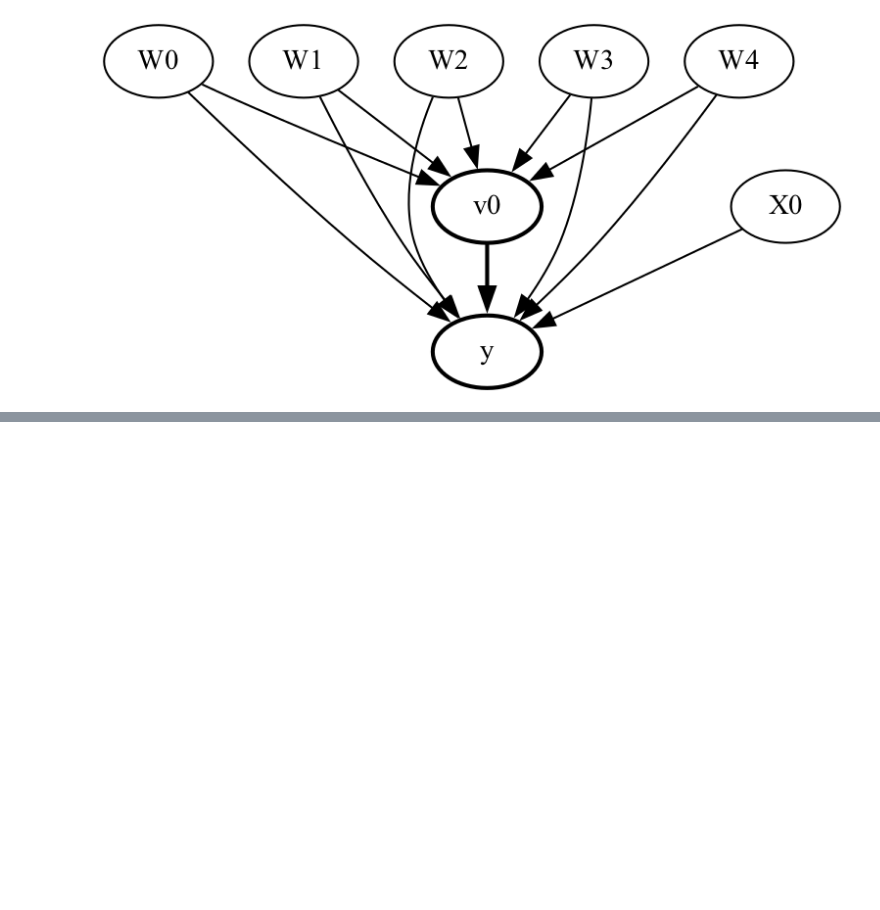
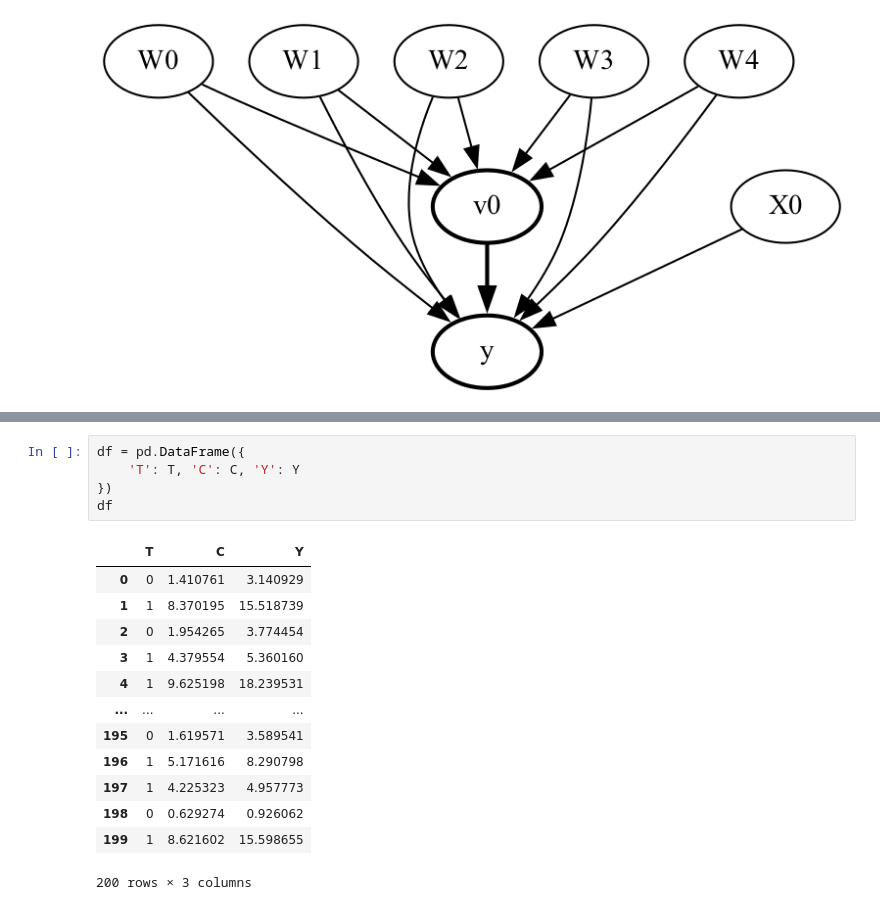
Before and after one commit to lhb0803/causal-inference, a Jupyter notebook: dowhy/dowhy_tutorial.ipynb, the cells around one changed output, grey strips where cells are left out. Cells and saved outputs as stored; diff of their text form; blank space fills up the shorter version.

Commit message:
create sample data

```diff
--- a/dowhy/dowhy_tutorial.ipynb
+++ b/dowhy/dowhy_tutorial.ipynb
@@ -149,0 +221,19 @@ display(Image(filename="causal_model.png"))
+# %%
+df = pd.DataFrame({
+    'T': T, 'C': C, 'Y': Y
+})
+df
+# %% [output]
+|  | T | C | Y |
+| 0 | 0 | 1.410761 | 3.140929 |
+| 1 | 1 | 8.370195 | 15.518739 |
+| 2 | 0 | 1.954265 | 3.774454 |
+| 3 | 1 | 4.379554 | 5.360160 |
+| 4 | 1 | 9.625198 | 18.239531 |
+| ... | ... | ... | ... |
+| 195 | 0 | 1.619571 | 3.589541 |
+| 196 | 1 | 5.171616 | 8.290798 |
+| 197 | 1 | 4.225323 | 4.957773 |
+| 198 | 0 | 0.629274 | 0.926062 |
+| 199 | 1 | 8.621602 | 15.598655 |
+200 rows × 3 columns
```
Also changed, not shown: parts of 17 cells of this notebook.
